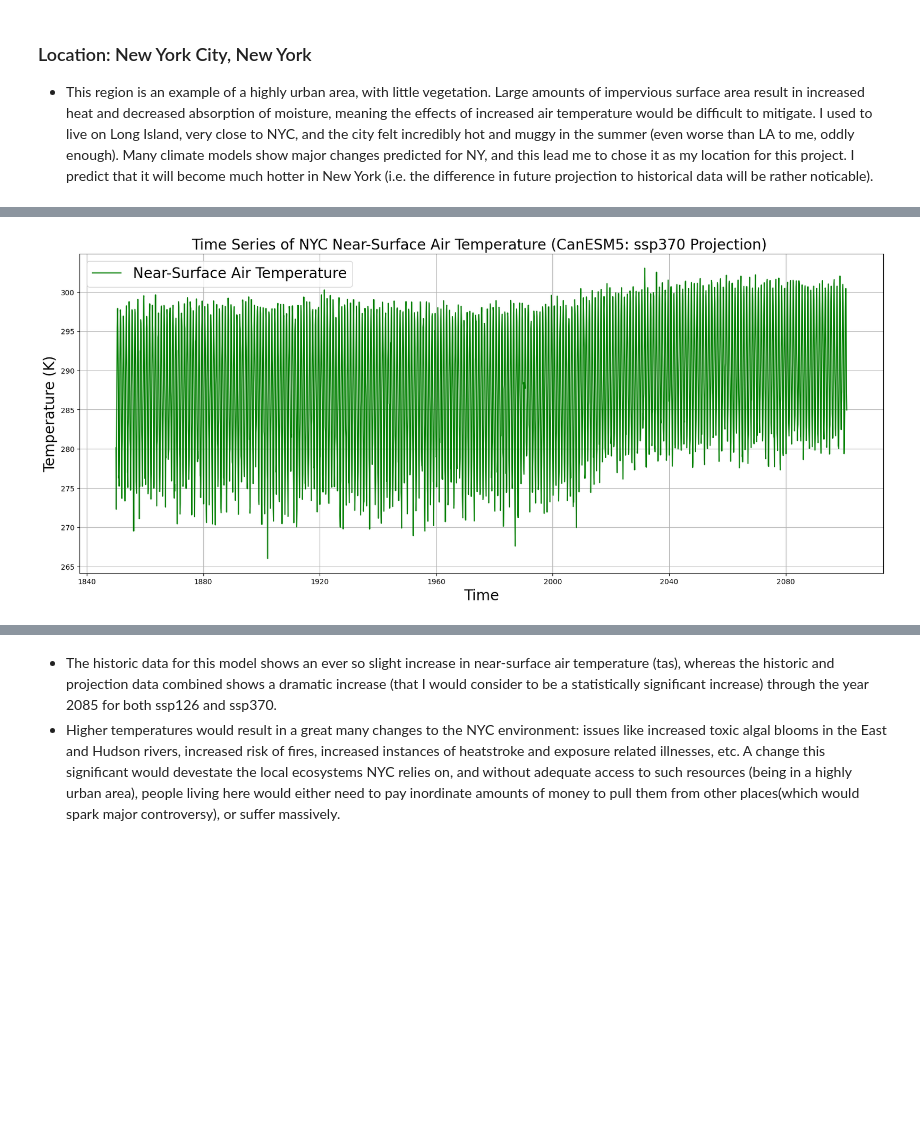
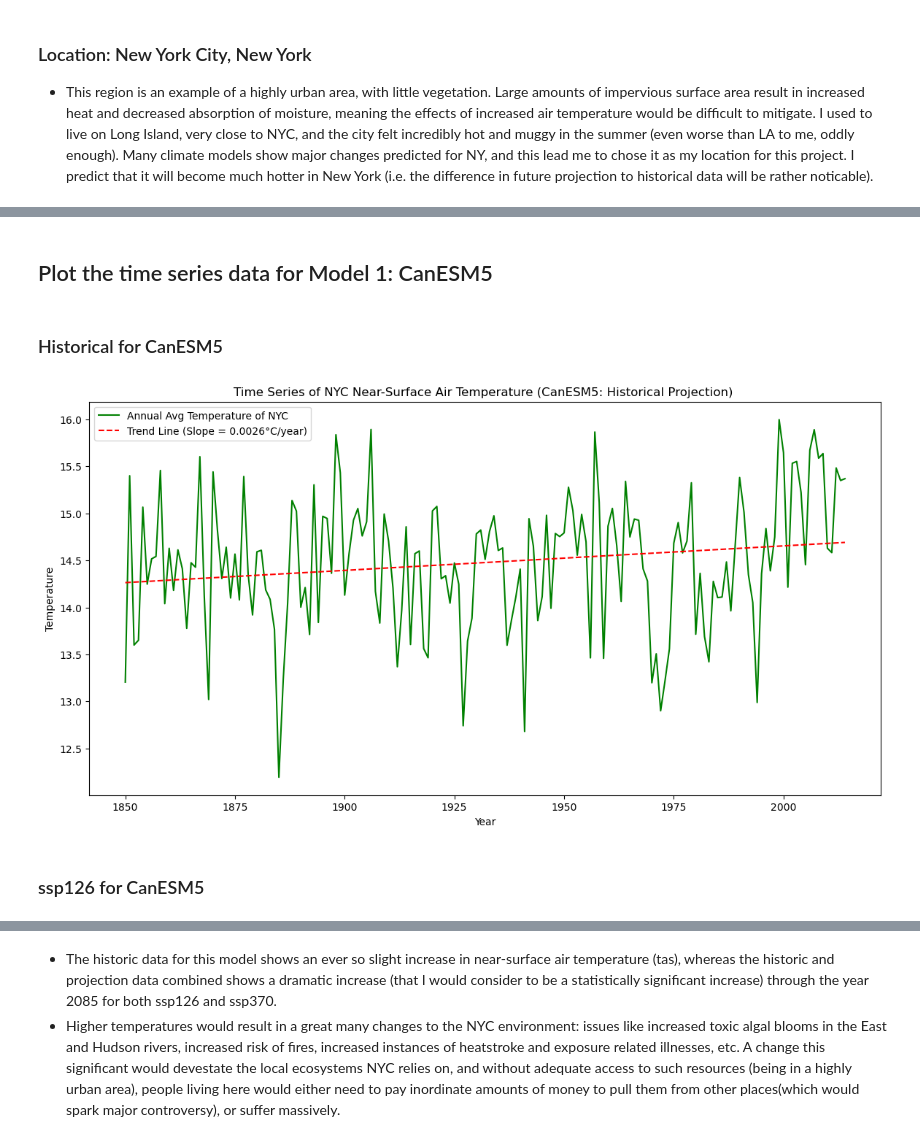
Before and after one commit to madisonenda/Time-Series-Plots, a Jupyter notebook: EDS296-HW1-Enda.ipynb, the cells around one changed output, grey strips where cells are left out. Drawn from its saved outputs; the diff is of its cells as text; code cells hidden in the pictures; blank space fills up the shorter version.

```diff
--- a/EDS296-HW1-Enda.ipynb
+++ b/EDS296-HW1-Enda.ipynb
@@ -209,12 +126,44 @@ time = CanESM5_data_2.time.astype('datetime64[ns]')
-# %%
-# Generate plot for ssp370 projection Data
-fig, ax = plt.subplots(figsize=(20, 8))
-ax.plot(time, tas_NYC.tas, label='Near-Surface Air Temperature', color='g')
-ax.set_title("Time Series of NYC Near-Surface Air Temperature (CanESM5: ssp370 Projection) ", fontsize=20)
-ax.set_xlabel("Time", fontsize=20)
-ax.set_ylabel("Temperature (K)", fontsize=20)
-ax.legend(fontsize=20)
-ax.grid()
-plt.show()
-# %% [output]
-[figure, removed]
+# %% [markdown]
+## Plot the time series data for Model 1: CanESM5
+# %% [markdown]
+### Historical for CanESM5
+# %%
+# Select tas variable, store as xarray DataArray
+tas = hist_data['tas']
+
+# Define min/max bounds for region of interest (NYC)
+lat_min, lat_max = 40, 41.5
+lon_min, lon_max = 285.5, 287
+
+# Define logical mask: True when lat/lon inside the valid ranges, False elsewhere
+tas_NYC_lat = (tas.lat >= lat_min) & (tas.lat <= lat_max)
+tas_NYC_lon = (tas.lon >= lon_min) & (tas.lon <= lon_max)
+
+# Find points where the mask value is True, drop all other points
+tas_NYC = tas.where(tas_NYC_lat & tas_NYC_lon, drop=True)
+
+# Do a spatial average over the region by averaging over lat, lon dimensions
+tas_NYC = tas_NYC.mean(dim=['lat','lon'])
+
+annual_mean = tas_NYC.groupby('time.year').mean()
+annual_mean = annual_mean - 273.15
+
+# Calculate best-fit parameters for the linear polynomial fit of temperature to year
+x = np.polyfit(annual_mean.year, annual_mean, 1)
+
+# Generate a polynomial object using those best-fit parameters
+trend_line = np.poly1d(x)
+# %%
+# Plot the annual air temperature averages for the CanESM5 historical data
+fig, ax = plt.subplots(figsize=(14,7))
+ax.plot(annual_mean.year, annual_mean, label= 'Annual Avg Temperature of NYC', color='green')
+ax.plot(annual_mean.year, trend_line(annual_mean.year), color='red', linestyle='--', label=f'Trend Line (Slope = {x[0]:.4f}°C/year)')
+ax.set_title('Time Series of NYC Near-Surface Air Temperature (CanESM5: Historical Projection) ')
+ax.set_xlabel('Year')
+ax.set_ylabel('Temperature')
+ax.legend()
+plt.show()
+# %% [output]
+[figure, added]
+# %% [markdown]
+### ssp126 for CanESM5
```
Also changed, not shown: parts of 24 cells of this notebook.
